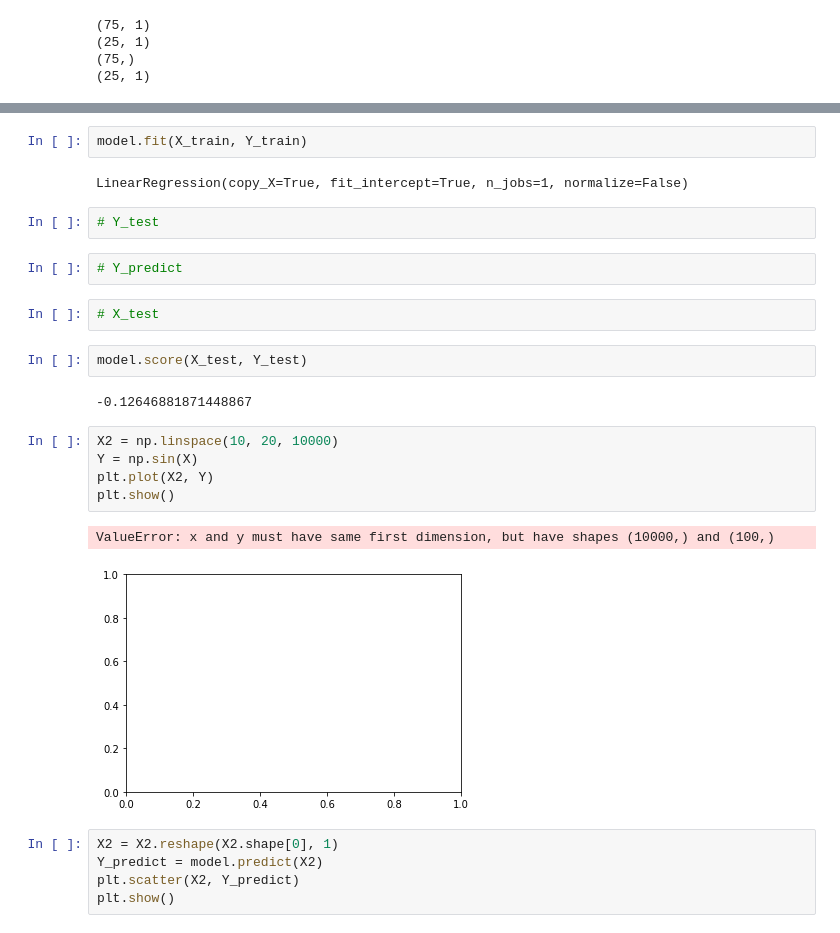
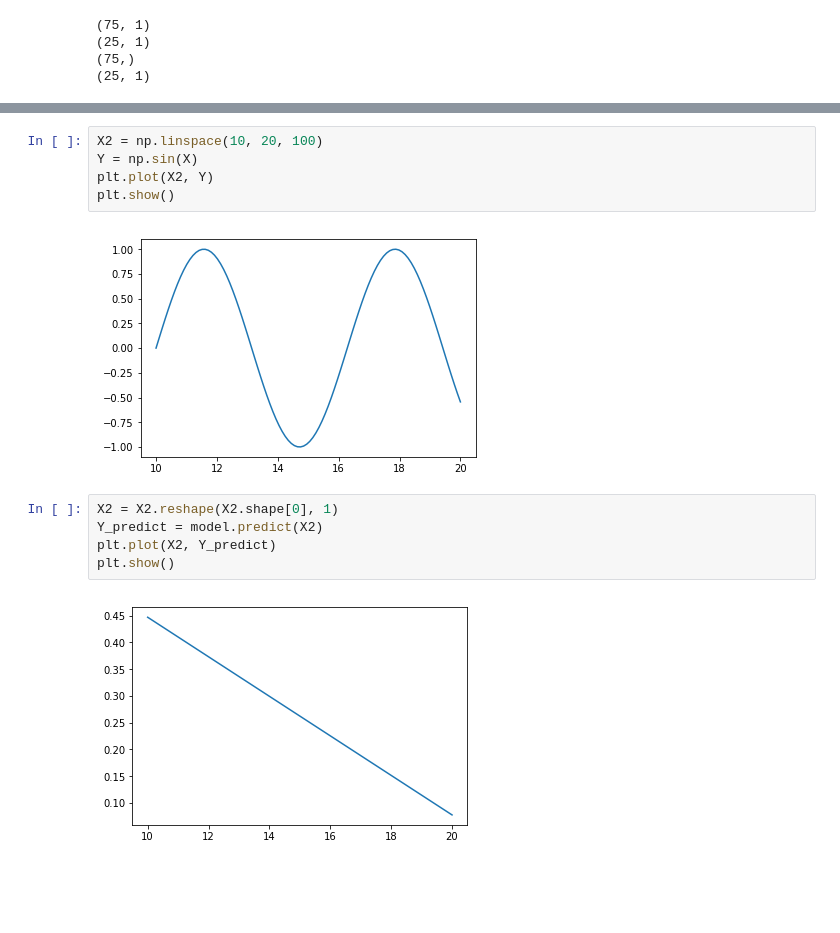
Before and after one commit to wuling31715/Mathematics, a Jupyter notebook: linear_regression.ipynb, the cells around one changed output, grey strips where cells are left out. Cells and saved outputs as stored; diff of their text form; blank space fills up the shorter version.

```diff
--- a/linear_regression.ipynb
+++ b/linear_regression.ipynb
@@ -44,27 +48,14 @@ model = linear_model.LinearRegression()
-# %%
-model.fit(X_train, Y_train)
-# %% [output]
-LinearRegression(copy_X=True, fit_intercept=True, n_jobs=1, normalize=False)
-# %%
-# Y_test
-# %%
-# Y_predict
-# %%
-# X_test
-# %%
-model.score(X_test, Y_test)
-# %% [output]
--0.12646881871448867
 # %%
-X2 = np.linspace(10, 20, 10000)
+X2 = np.linspace(10, 20, 100)
 Y = np.sin(X)
 plt.plot(X2, Y)
 plt.show()
 # %% [output]
-ValueError: x and y must have same first dimension, but have shapes (10000,) and (100,)
-[figure, old version]
+[figure, new version]
 # %%
 X2 = X2.reshape(X2.shape[0], 1)
 Y_predict = model.predict(X2)
-plt.scatter(X2, Y_predict)
+plt.plot(X2, Y_predict)
 plt.show()
+# %% [output]
+[figure, added]
```
Also changed, not shown: parts of 2 cells of this notebook.
